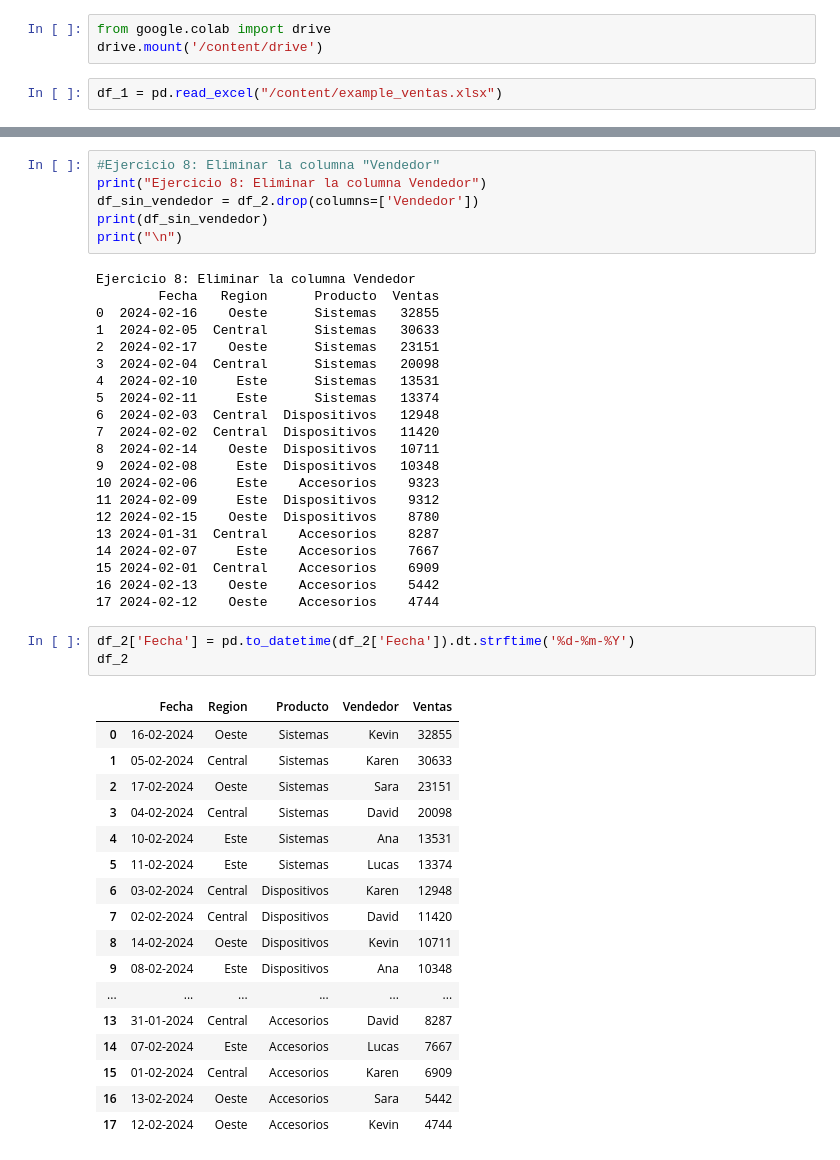
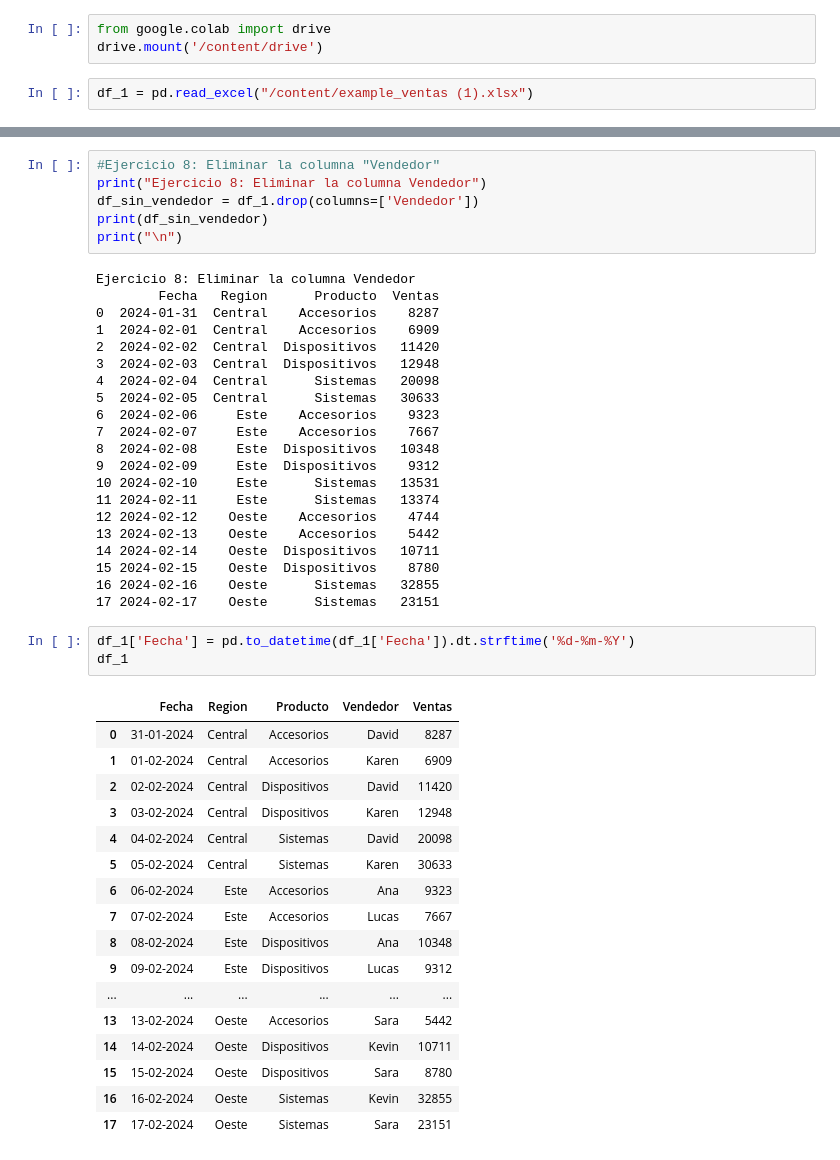
Before and after one commit to Cristian-Rojas2/TalentoTech, a Jupyter notebook: Taller.ipynb, the cells around one changed output, grey strips where cells are left out. Saved outputs shown, nothing was run; the diff lists cells and outputs as text.

```diff
--- a/Taller.ipynb
+++ b/Taller.ipynb
@@ -6,4 +6,4 @@ import pandas as pd
 from google.colab import drive
 drive.mount('/content/drive')
 # %%
-df_1 = pd.read_excel("/content/example_ventas.xlsx")
+df_1 = pd.read_excel("/content/example_ventas (1).xlsx")
@@ -173,50 +163,50 @@ Ejercicio 7: Filtrar las filas con ventas mayores a 10000 y ordenar de mayor a m
 # %%
 #Ejercicio 8: Eliminar la columna "Vendedor"
 print("Ejercicio 8: Eliminar la columna Vendedor")
-df_sin_vendedor = df_2.drop(columns=['Vendedor'])
+df_sin_vendedor = df_1.drop(columns=['Vendedor'])
 print(df_sin_vendedor)
 print("\n")
 # %% [output]
 Ejercicio 8: Eliminar la columna Vendedor
         Fecha   Region      Producto  Ventas
-0  2024-02-16    Oeste      Sistemas   32855
-1  2024-02-05  Central      Sistemas   30633
-2  2024-02-17    Oeste      Sistemas   23151
-3  2024-02-04  Central      Sistemas   20098
-4  2024-02-10     Este      Sistemas   13531
-5  2024-02-11     Este      Sistemas   13374
-6  2024-02-03  Central  Dispositivos   12948
-7  2024-02-02  Central  Dispositivos   11420
-8  2024-02-14    Oeste  Dispositivos   10711
-9  2024-02-08     Este  Dispositivos   10348
-10 2024-02-06     Este    Accesorios    9323
-11 2024-02-09     Este  Dispositivos    9312
-12 2024-02-15    Oeste  Dispositivos    8780
-13 2024-01-31  Central    Accesorios    8287
-14 2024-02-07     Este    Accesorios    7667
-15 2024-02-01  Central    Accesorios    6909
-16 2024-02-13    Oeste    Accesorios    5442
-17 2024-02-12    Oeste    Accesorios    4744
+0  2024-01-31  Central    Accesorios    8287
+1  2024-02-01  Central    Accesorios    6909
+2  2024-02-02  Central  Dispositivos   11420
+3  2024-02-03  Central  Dispositivos   12948
+4  2024-02-04  Central      Sistemas   20098
+5  2024-02-05  Central      Sistemas   30633
+6  2024-02-06     Este    Accesorios    9323
+7  2024-02-07     Este    Accesorios    7667
+8  2024-02-08     Este  Dispositivos   10348
+9  2024-02-09     Este  Dispositivos    9312
+10 2024-02-10     Este      Sistemas   13531
+11 2024-02-11     Este      Sistemas   13374
+12 2024-02-12    Oeste    Accesorios    4744
+13 2024-02-13    Oeste    Accesorios    5442
+14 2024-02-14    Oeste  Dispositivos   10711
+15 2024-02-15    Oeste  Dispositivos    8780
+16 2024-02-16    Oeste      Sistemas   32855
+17 2024-02-17    Oeste      Sistemas   23151
 # %%
-df_2['Fecha'] = pd.to_datetime(df_2['Fecha']).dt.strftime('%d-%m-%Y')
-df_2
+df_1['Fecha'] = pd.to_datetime(df_1['Fecha']).dt.strftime('%d-%m-%Y')
+df_1
 # %% [output]
 |  | Fecha | Region | Producto | Vendedor | Ventas |
-| 0 | 16-02-2024 | Oeste | Sistemas | Kevin | 32855 |
-| 1 | 05-02-2024 | Central | Sistemas | Karen | 30633 |
-| 2 | 17-02-2024 | Oeste | Sistemas | Sara | 23151 |
-| 3 | 04-02-2024 | Central | Sistemas | David | 20098 |
-| 4 | 10-02-2024 | Este | Sistemas | Ana | 13531 |
-| 5 | 11-02-2024 | Este | Sistemas | Lucas | 13374 |
-| 6 | 03-02-2024 | Central | Dispositivos | Karen | 12948 |
-| 7 | 02-02-2024 | Central | Dispositivos | David | 11420 |
-| 8 | 14-02-2024 | Oeste | Dispositivos | Kevin | 10711 |
-| 9 | 08-02-2024 | Este | Dispositivos | Ana | 10348 |
+| 0 | 31-01-2024 | Central | Accesorios | David | 8287 |
+| 1 | 01-02-2024 | Central | Accesorios | Karen | 6909 |
+| 2 | 02-02-2024 | Central | Dispositivos | David | 11420 |
+| 3 | 03-02-2024 | Central | Dispositivos | Karen | 12948 |
+| 4 | 04-02-2024 | Central | Sistemas | David | 20098 |
+| 5 | 05-02-2024 | Central | Sistemas | Karen | 30633 |
+| 6 | 06-02-2024 | Este | Accesorios | Ana | 9323 |
+| 7 | 07-02-2024 | Este | Accesorios | Lucas | 7667 |
+| 8 | 08-02-2024 | Este | Dispositivos | Ana | 10348 |
+| 9 | 09-02-2024 | Este | Dispositivos | Lucas | 9312 |
 | ... | ... | ... | ... | ... | ... |
-| 13 | 31-01-2024 | Central | Accesorios | David | 8287 |
-| 14 | 07-02-2024 | Este | Accesorios | Lucas | 7667 |
-| 15 | 01-02-2024 | Central | Accesorios | Karen | 6909 |
-| 16 | 13-02-2024 | Oeste | Accesorios | Sara | 5442 |
-| 17 | 12-02-2024 | Oeste | Accesorios | Kevin | 4744 |
+| 13 | 13-02-2024 | Oeste | Accesorios | Sara | 5442 |
+| 14 | 14-02-2024 | Oeste | Dispositivos | Kevin | 10711 |
+| 15 | 15-02-2024 | Oeste | Dispositivos | Sara | 8780 |
+| 16 | 16-02-2024 | Oeste | Sistemas | Kevin | 32855 |
+| 17 | 17-02-2024 | Oeste | Sistemas | Sara | 23151 |
 # %%
 import pandas as pd
```
Also changed, not shown: parts of 16 cells of this notebook.
